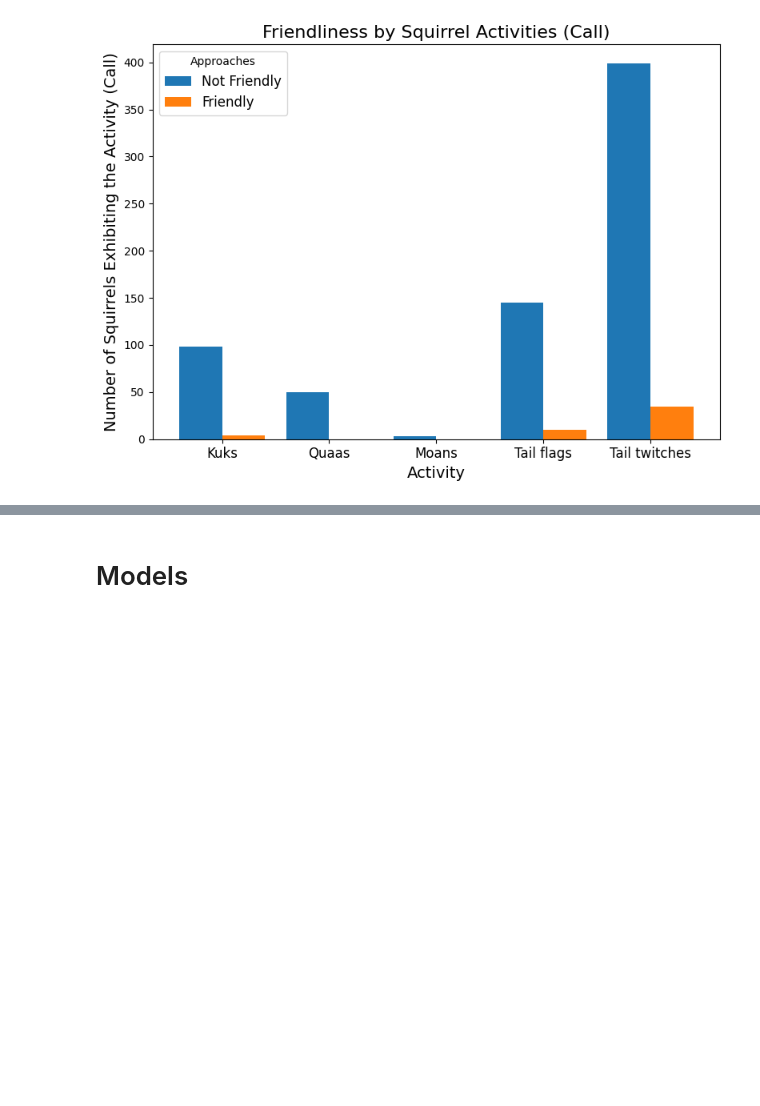
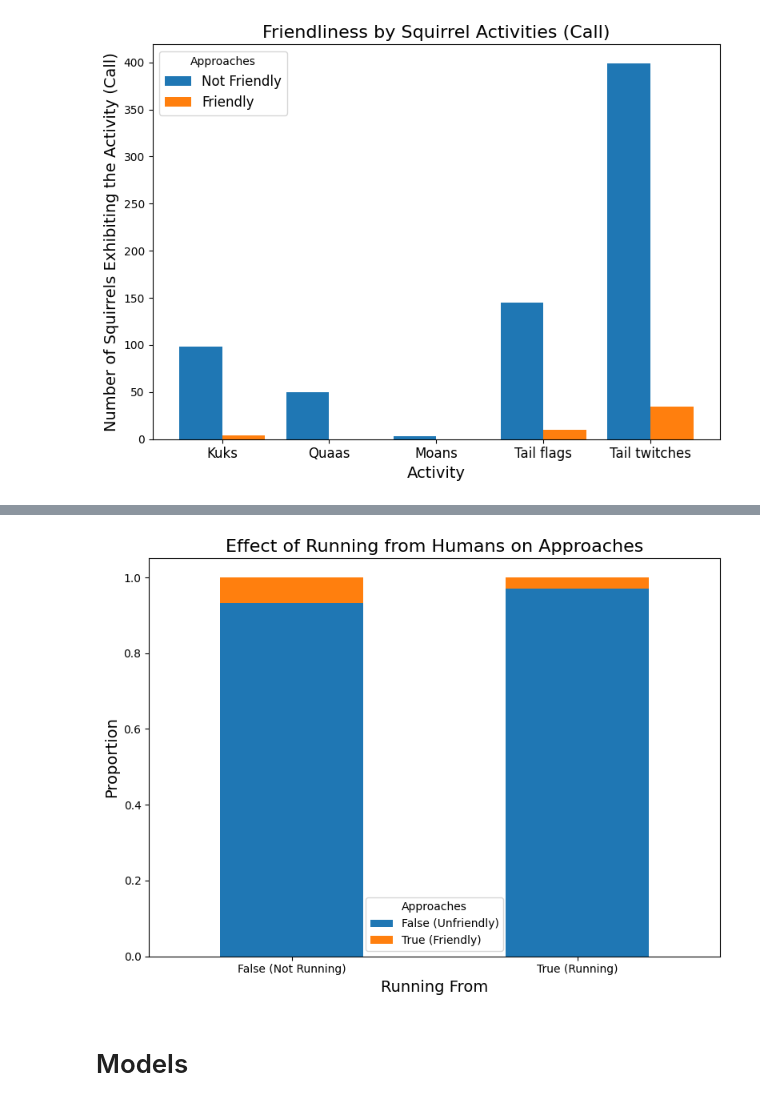
Before and after one commit to xiaoke-song/1030project_squirrels, a Jupyter notebook: src/friendly_squirrel.ipynb, the cells around one changed output, grey strips where cells are left out. Drawn from its saved outputs; the diff is of its cells as text; code cells hidden in the pictures; blank space fills up the shorter version.

```diff
--- a/src/friendly_squirrel.ipynb
+++ b/src/friendly_squirrel.ipynb
@@ -504,3 +520,19 @@ plt.show()
+# %%
+# If whether "Squirrel was seen running from humans, seeing them as a threat" indicates Friendliness
+grouped = df.groupby('Runs from')['Approaches'].value_counts(normalize=True).unstack()
+
+grouped.plot(kind='bar', stacked=True, figsize=(8, 6))
+plt.title('Effect of Running from Humans on Approaches', fontsize=16)
+plt.ylabel('Proportion', fontsize=14)
+plt.xlabel('Running From', fontsize=14)
+plt.xticks(ticks=[0, 1], labels=['False (Not Running)', 'True (Running)'], rotation = 0)
+plt.legend(title='Approaches', labels=['False (Unfriendly)', 'True (Friendly)'])
+plt.tight_layout()
+# save_path = os.path.join(os.path.expanduser("~"), "Desktop", "Comparison_Running_From_Humans.png")
+# plt.savefig(save_path, format='png', dpi=300, bbox_inches='tight')
+plt.show()
+# %% [output]
+[figure, added]
 # %% [markdown]
 # Models #
 # %%
```
Also changed, not shown: parts of 1 cell of this notebook, 4 other files.
